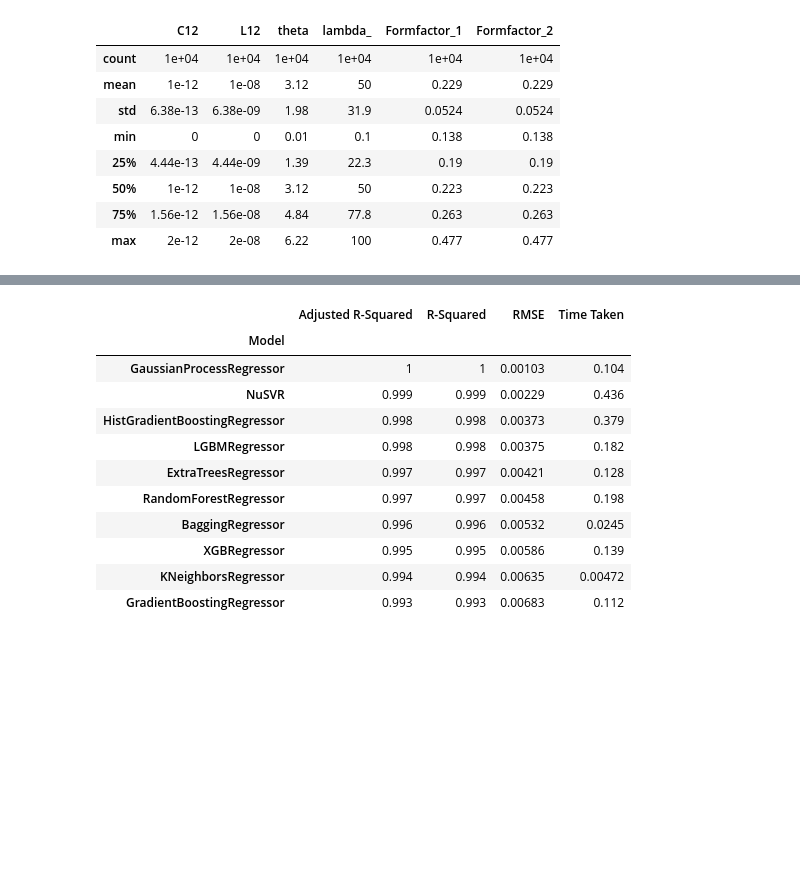
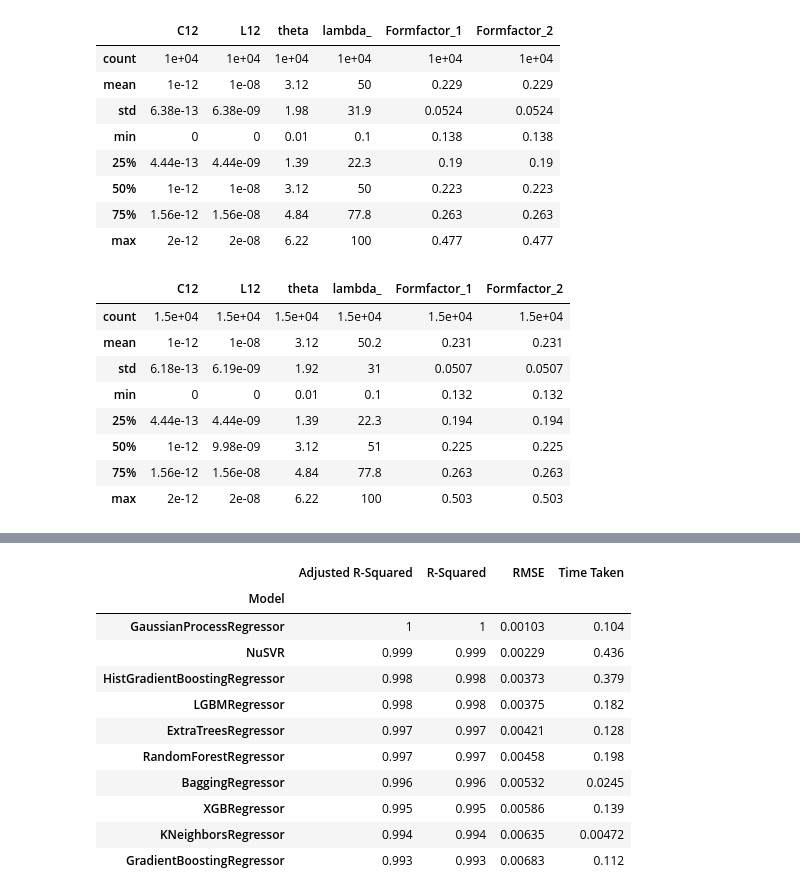
Before and after one commit to carlos-hernani/QuantumMemristor, a Jupyter notebook: quantum_memristor.ipynb, the cells around one changed output, grey strips where cells are left out. Cells and saved outputs as stored; diff of their text form; code cells hidden in the pictures; blank space fills up the shorter version.

```diff
--- a/quantum_memristor.ipynb
+++ b/quantum_memristor.ipynb
@@ -77,5 +89,18 @@ df_grid.describe()
 | 50% | 1e-12 | 1e-08 | 3.12 | 50 | 0.223 | 0.223 |
 | 75% | 1.56e-12 | 1.56e-08 | 4.84 | 77.8 | 0.263 | 0.263 |
 | max | 2e-12 | 2e-08 | 6.22 | 100 | 0.477 | 0.477 |
+# %%
+df_coupled = pd.concat([df_grid,df_coupled])
+df_coupled.describe()
+# %% [output]
+|  | C12 | L12 | theta | lambda_ | Formfactor_1 | Formfactor_2 |
+| count | 1.5e+04 | 1.5e+04 | 1.5e+04 | 1.5e+04 | 1.5e+04 | 1.5e+04 |
+| mean | 1e-12 | 1e-08 | 3.12 | 50.2 | 0.231 | 0.231 |
+| std | 6.18e-13 | 6.19e-09 | 1.92 | 31 | 0.0507 | 0.0507 |
+| min | 0 | 0 | 0.01 | 0.1 | 0.132 | 0.132 |
+| 25% | 4.44e-13 | 4.44e-09 | 1.39 | 22.3 | 0.194 | 0.194 |
+| 50% | 1e-12 | 9.98e-09 | 3.12 | 51 | 0.225 | 0.225 |
+| 75% | 1.56e-12 | 1.56e-08 | 4.84 | 77.8 | 0.263 | 0.263 |
+| max | 2e-12 | 2e-08 | 6.22 | 100 | 0.503 | 0.503 |
 # %%
 # Plots Single Form Factor vs parameters
```
Also changed, not shown: parts of 4 cells of this notebook, 3 other files.
